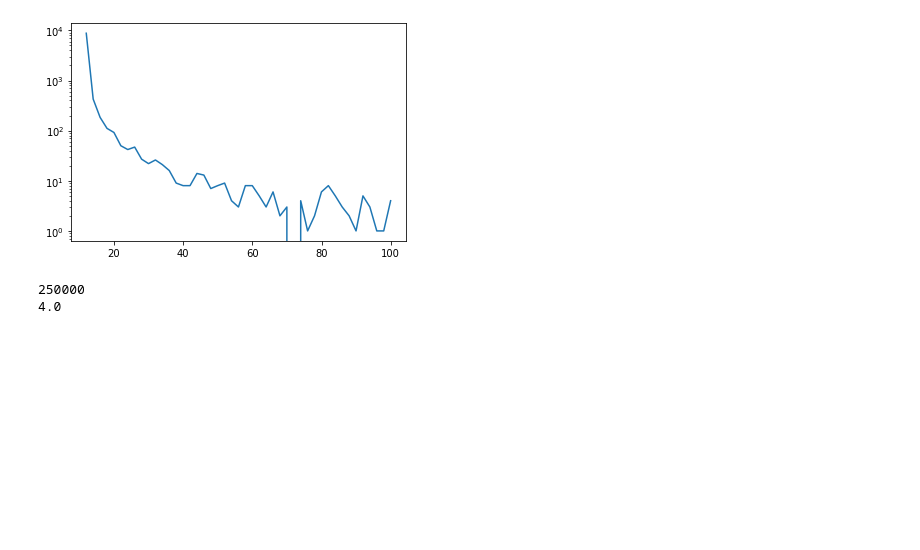
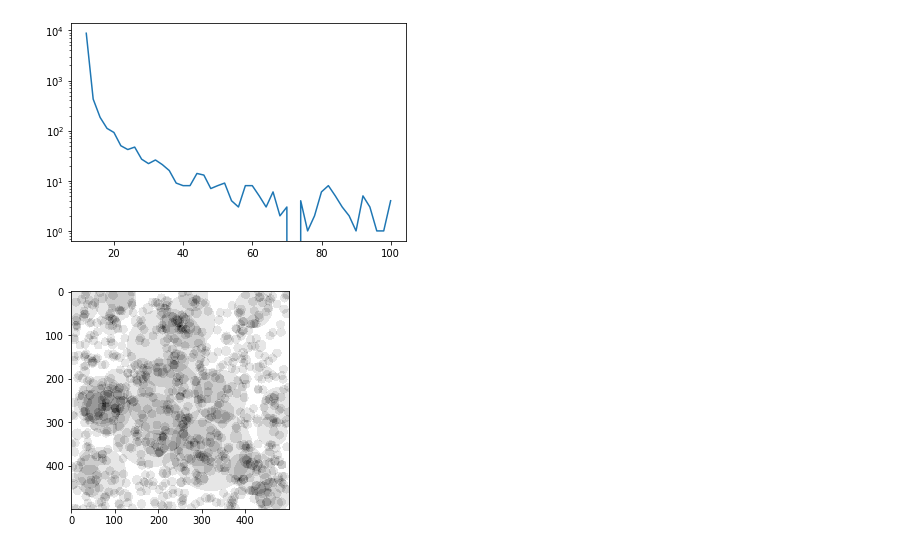
Before and after one commit to CarthagoDelendaEst58/ASTR3750FinalProject, a Jupyter notebook: Dumitrescu_CourseProject.ipynb, the cells around one changed output. Saved outputs shown, nothing was run; the diff lists cells and outputs as text; code cells hidden in the pictures; blank space fills up the shorter version.

Commit message:
completed simulation

```diff
--- a/Dumitrescu_CourseProject.ipynb
+++ b/Dumitrescu_CourseProject.ipynb
@@ -37,6 +38,13 @@ plt.show()
 # %% [output]
 [figure]
 # %%
+def getCraterSize():
+    size = (np.random.random()*5)**(-2)+10
+    while size > 100:
+        size = (np.random.random()*8)**(-2)+10
+
+    return size
+
 class CraterSimulation:
     def __init__(self, getCraterSize, surface_size, saturation_threshold):
         self.getCraterSize = getCraterSize
@@ -76,14 +84,23 @@ class CraterSimulation:
                 if sector: obliterated_sectors += 1
         return 100.0*obliterated_sectors/self.num_sectors
 
+    def getDist(self, sector1, sector2):
+        return math.sqrt((abs(sector1[0]-sector2[0]))**2 + (abs(sector1[1]-sector2[1]))**2)
+
+    def impact(self, size, impact_x, impact_y):
+        for x, row in enumerate(self.state):
+            for y, sector_val in enumerate(row):
+                if self.getDist((x,y), (impact_x,impact_y)) < size:
+                    self.state[x][y] += 1
+
     def runSim(self):
-        print(self.num_sectors)
-        print(self.getSaturation())
+        while self.getSaturation() < self.saturation_threshold:
+            impact_size = self.getCraterSize()
+            impact_x = int(np.random.random()*self.surface_size)
+            impact_y = int(np.random.random()*self.surface_size)
+            self.impact(impact_size, impact_x, impact_y)
 # %%
-sim = CraterSimulation(getCraterSize, 500, 95)
+sim = CraterSimulation(getCraterSize, 500, 90)
 # sim.plotSizeDist(1e6)
 # %%
 sim.runSim()
-# %% [output]
-250000
-4.0
@@ -89,0 +109,5 @@ sim.runSim()
+# %%
+plt.imshow(sim.state, cmap='binary', interpolation='none')
+plt.show()
+# %% [output]
+[figure, added]
```
Also changed, not shown: parts of 2 cells of this notebook.
